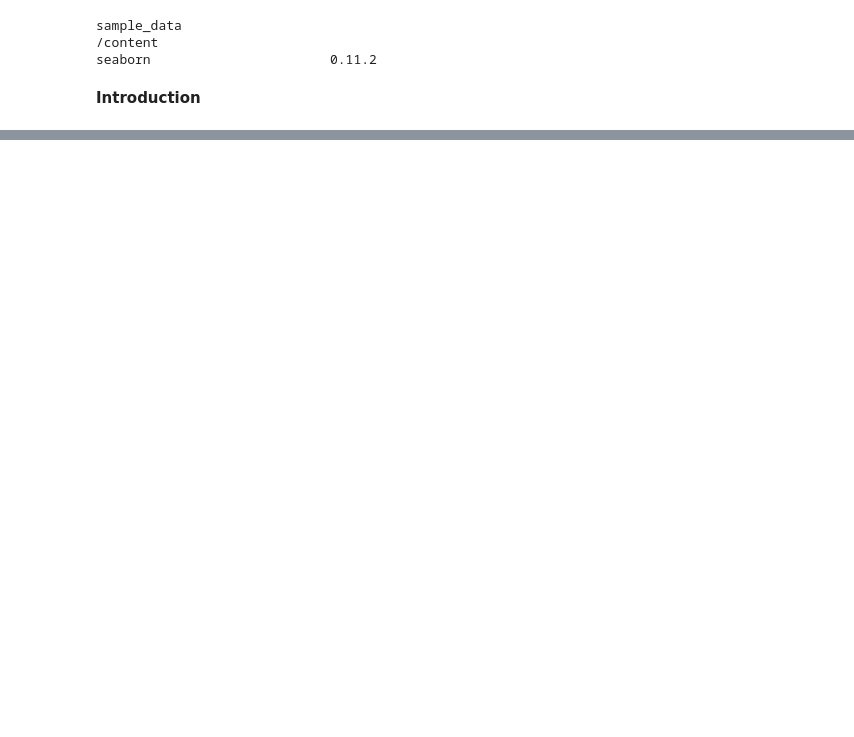
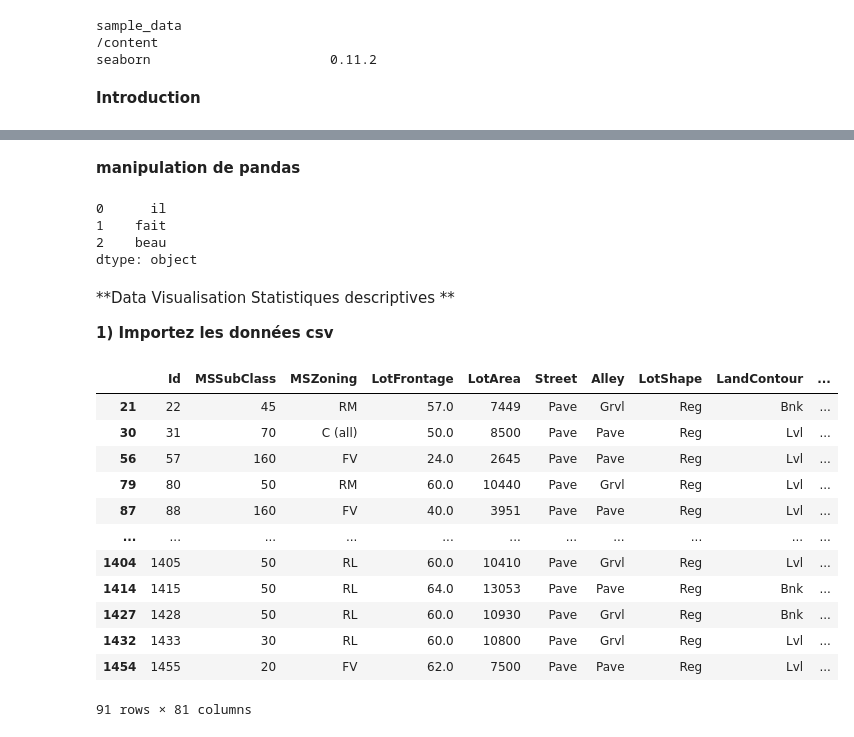
Before and after one commit to LamaElkhouk/pythonh3hitema, a Jupyter notebook: introduction_analyse_données.ipynb, the cells around one changed output, grey strips where cells are left out. Saved outputs shown, nothing was run; the diff lists cells and outputs as text; code cells hidden in the pictures; blank space fills up the shorter version.

```diff
--- a/introduction_analyse_données.ipynb
+++ b/introduction_analyse_données.ipynb
@@ -54,0 +83,40 @@ ar = np.array(tab)
+# %% [markdown]
+**manipulation de pandas**
+# %%
+#numpy utilise les array et pandas utilise les series
+#les series sont indexé et print le format de données
+
+
+l=pd.Series(['il','fait','beau'])
+l
+# %% [output]
+0      il
+1    fait
+2    beau
+dtype: object
+# %% [markdown]
+**Data Visualisation Statistiques descriptives **
+
+
+**1) Importez les données csv**
+# %%
+
+
+house_pricing = pd.read_csv('/house_pricing.csv');
+house_pricing.head(10) #affiche les 3 prmieres ligne du tableau csv
+
+house_pricing.dropna(how='any', subset=['Alley'])
+# %% [output]
+|  | Id | MSSubClass | MSZoning | LotFrontage | LotArea | Street | Alley | LotShape | LandContour | ... |
+| 21 | 22 | 45 | RM | 57.0 | 7449 | Pave | Grvl | Reg | Bnk | ... |
+| 30 | 31 | 70 | C (all) | 50.0 | 8500 | Pave | Pave | Reg | Lvl | ... |
+| 56 | 57 | 160 | FV | 24.0 | 2645 | Pave | Pave | Reg | Lvl | ... |
+| 79 | 80 | 50 | RM | 60.0 | 10440 | Pave | Grvl | Reg | Lvl | ... |
+| 87 | 88 | 160 | FV | 40.0 | 3951 | Pave | Pave | Reg | Lvl | ... |
+| ... | ... | ... | ... | ... | ... | ... | ... | ... | ... | ... |
+| 1404 | 1405 | 50 | RL | 60.0 | 10410 | Pave | Grvl | Reg | Lvl | ... |
+| 1414 | 1415 | 50 | RL | 64.0 | 13053 | Pave | Pave | Reg | Bnk | ... |
+| 1427 | 1428 | 50 | RL | 60.0 | 10930 | Pave | Grvl | Reg | Bnk | ... |
+| 1432 | 1433 | 30 | RL | 60.0 | 10800 | Pave | Grvl | Reg | Lvl | ... |
+| 1454 | 1455 | 20 | FV | 62.0 | 7500 | Pave | Pave | Reg | Lvl | ... |
+91 rows × 81 columns
```
Also changed, not shown: parts of 5 cells of this notebook.
